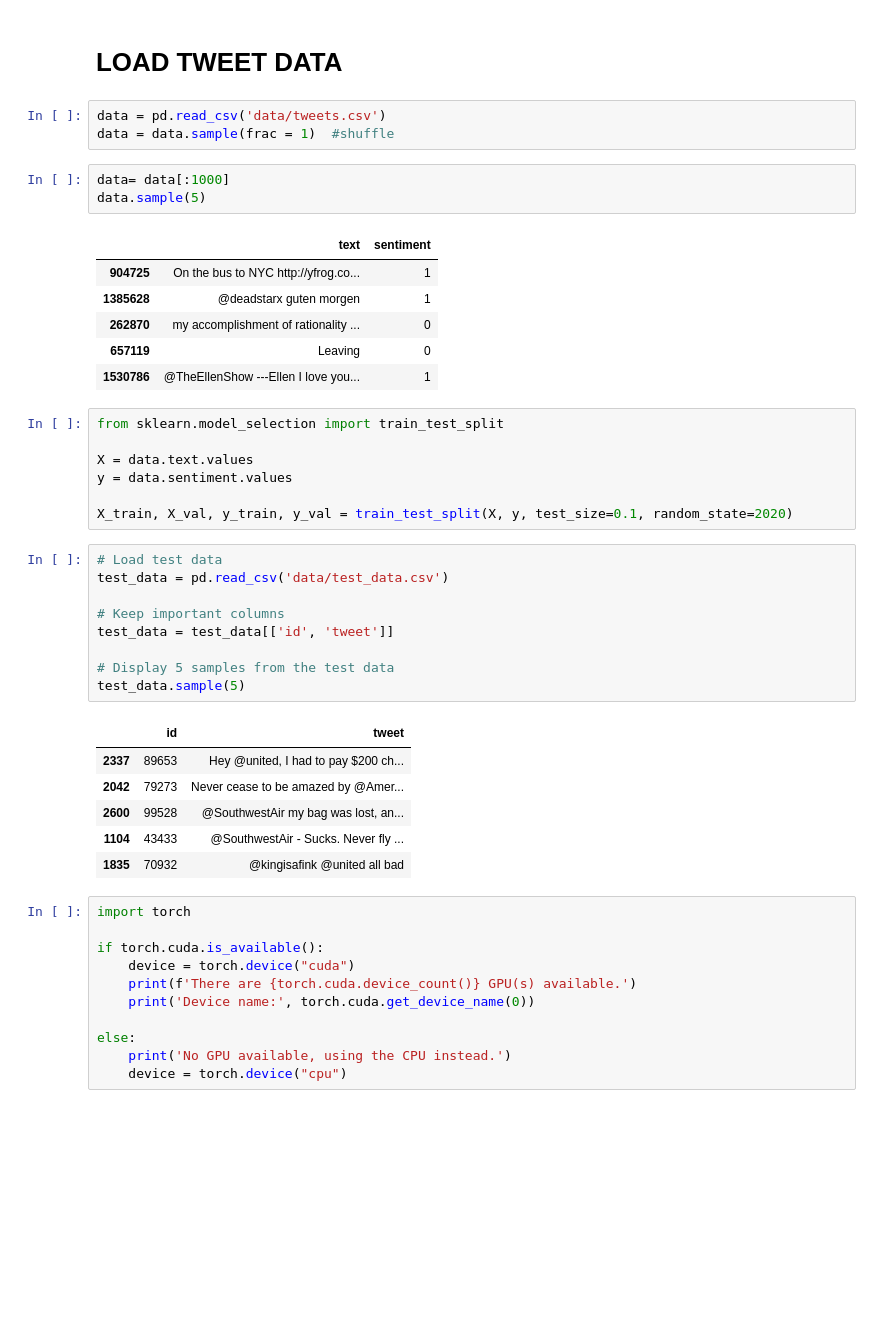
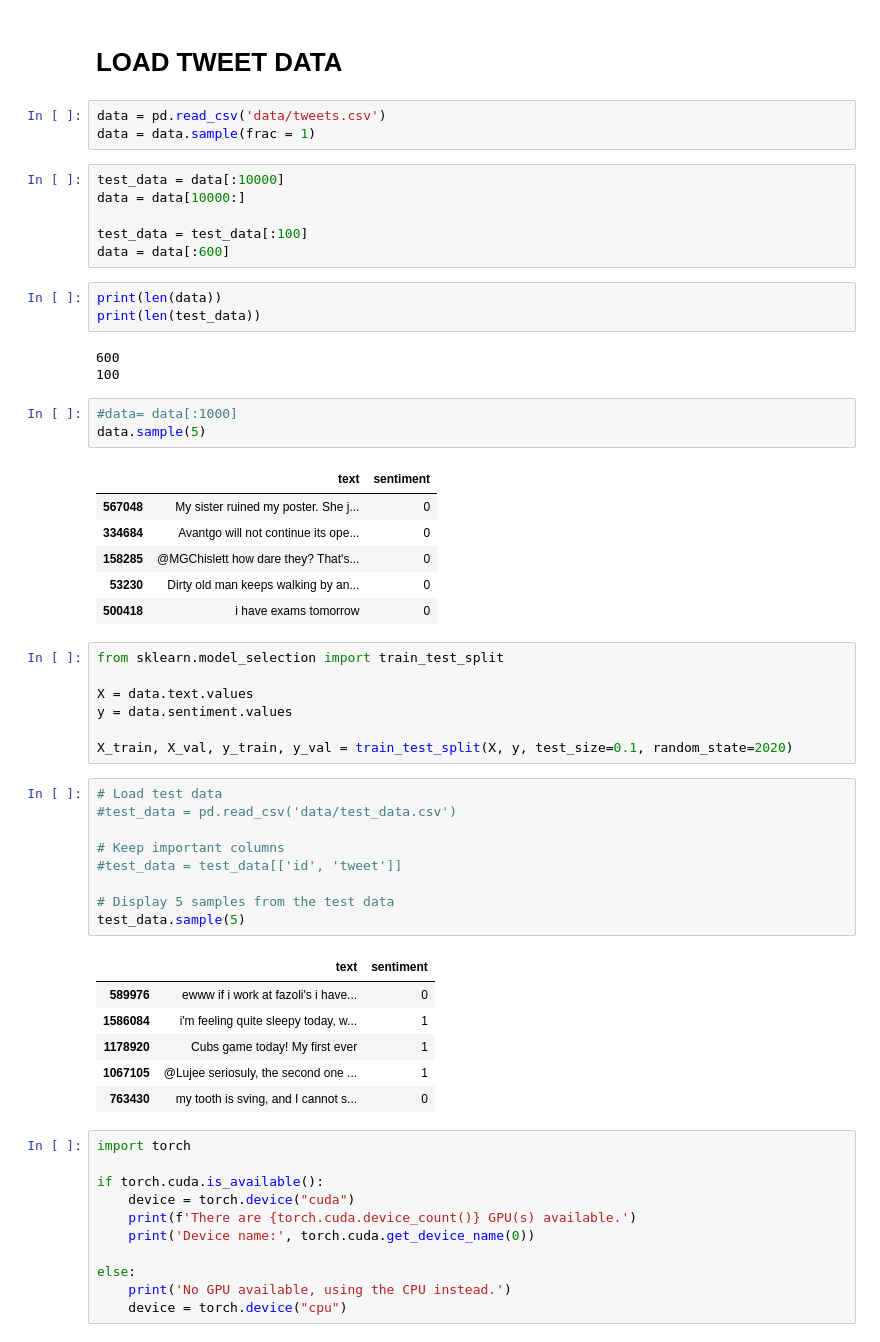
Before and after one commit to Mjodas/tweet-sentiment, a Jupyter notebook: Bert TF.ipynb, the cells around one changed output. Drawn from its saved outputs; the diff is of its cells as text; blank space fills up the shorter version.

```diff
--- a/Bert TF.ipynb
+++ b/Bert TF.ipynb
@@ -37,17 +38,29 @@ with zipfile.ZipFile('data.zip') as zip:
 # LOAD TWEET DATA
 # %%
 data = pd.read_csv('data/tweets.csv')
-data = data.sample(frac = 1)  #shuffle
+data = data.sample(frac = 1)
+# %%
+test_data = data[:10000]
+data = data[10000:]
+
+test_data = test_data[:100]
+data = data[:600]
+# %%
+print(len(data))
+print(len(test_data))
+# %% [output]
+600
+100
 # %%
-data= data[:1000]
+#data= data[:1000]
 data.sample(5)
 # %% [output]
 |  | text | sentiment |
-| 904725 | On the bus to NYC http://yfrog.co... | 1 |
-| 1385628 | @deadstarx guten morgen | 1 |
-| 262870 | my accomplishment of rationality ... | 0 |
-| 657119 | Leaving | 0 |
-| 1530786 | @TheEllenShow ---Ellen I love you... | 1 |
+| 567048 | My sister ruined my poster. She j... | 0 |
+| 334684 | Avantgo will not continue its ope... | 0 |
+| 158285 | @MGChislett how dare they? That's... | 0 |
+| 53230 | Dirty old man keeps walking by an... | 0 |
+| 500418 | i have exams tomorrow | 0 |
 # %%
 from sklearn.model_selection import train_test_split
 
@@ -57,20 +70,20 @@ y = data.sentiment.values
 X_train, X_val, y_train, y_val = train_test_split(X, y, test_size=0.1, random_state=2020)
 # %%
 # Load test data
-test_data = pd.read_csv('data/test_data.csv')
+#test_data = pd.read_csv('data/test_data.csv')
 
 # Keep important columns
-test_data = test_data[['id', 'tweet']]
+#test_data = test_data[['id', 'tweet']]
 
 # Display 5 samples from the test data
 test_data.sample(5)
 # %% [output]
-|  | id | tweet |
-| 2337 | 89653 | Hey @united, I had to pay $200 ch... |
-| 2042 | 79273 | Never cease to be amazed by @Amer... |
-| 2600 | 99528 | @SouthwestAir my bag was lost, an... |
-| 1104 | 43433 | @SouthwestAir - Sucks. Never fly ... |
-| 1835 | 70932 | @kingisafink @united all bad |
+|  | text | sentiment |
+| 589976 | ewww if i work at fazoli's i have... | 0 |
+| 1586084 | i'm feeling quite sleepy today, w... | 1 |
+| 1178920 | Cubs game today! My first ever | 1 |
+| 1067105 | @Lujee seriosuly, the second one ... | 1 |
+| 763430 | my tooth is sving, and I cannot s... | 0 |
 # %%
 import torch
 
```
Also changed, not shown: parts of 16 cells of this notebook.
